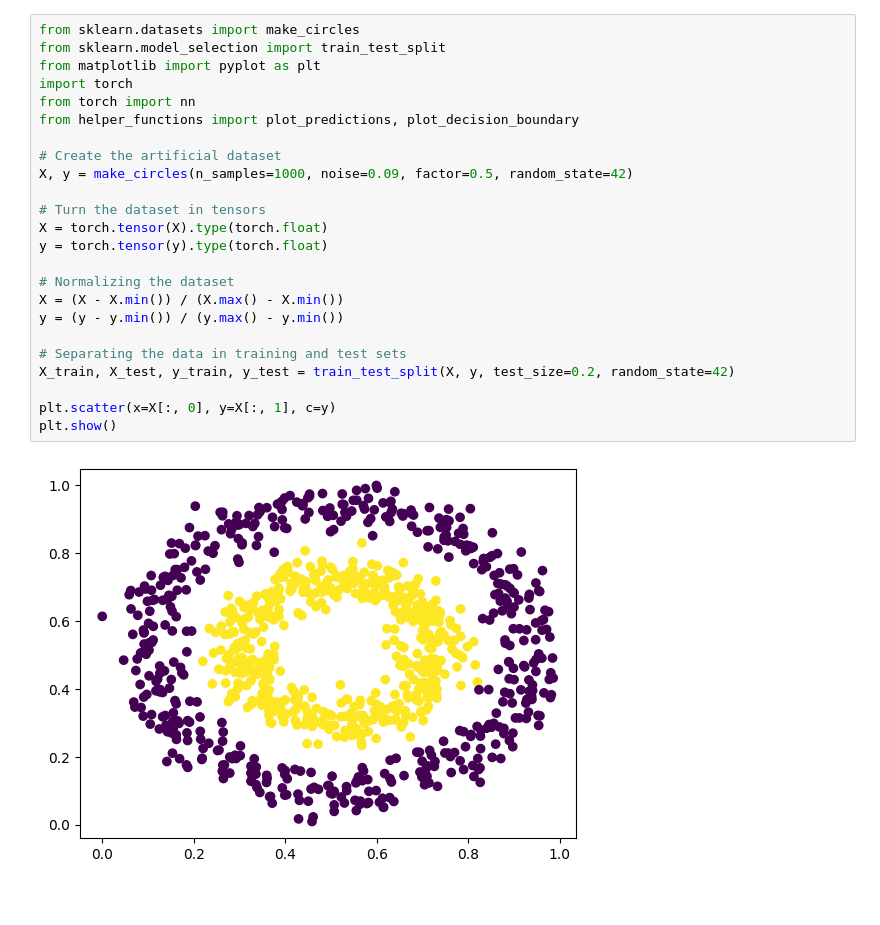
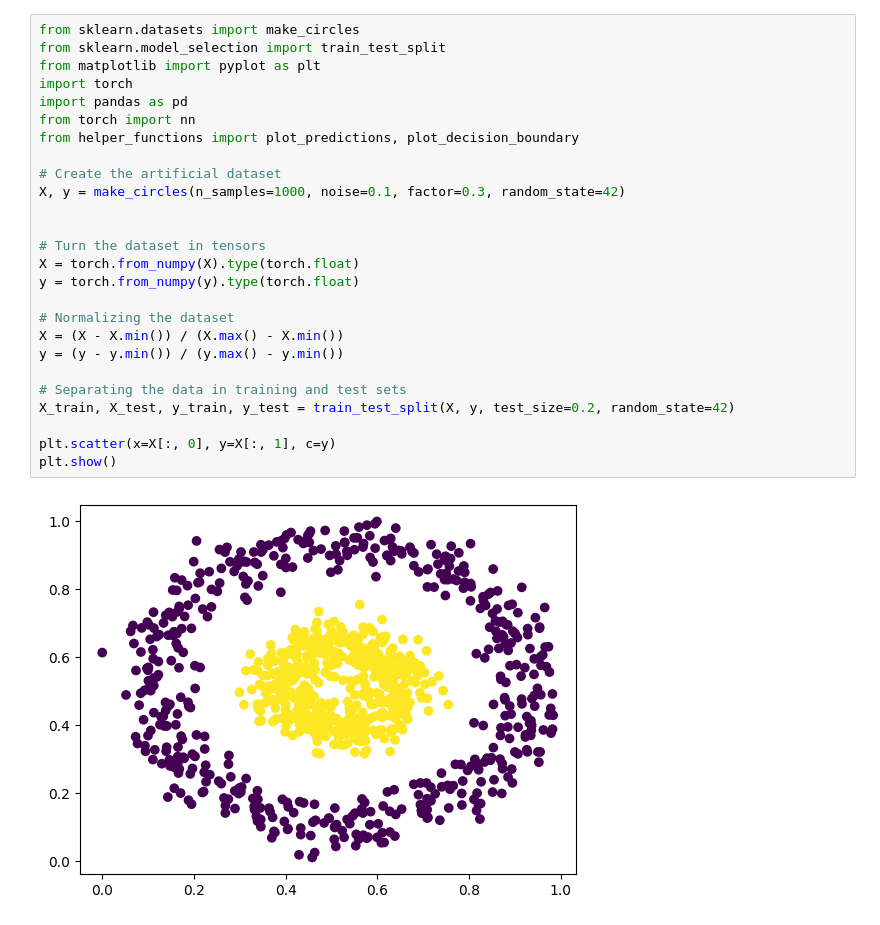
Before and after one commit to mathemaia/studies, a Jupyter notebook: Python/MachineLearning/SupervisedLearning/Pytorch/pointId.ipynb, the cells around one changed output. Saved outputs shown, nothing was run; the diff lists cells and outputs as text.

```diff
--- a/Python/MachineLearning/SupervisedLearning/Pytorch/pointId.ipynb
+++ b/Python/MachineLearning/SupervisedLearning/Pytorch/pointId.ipynb
@@ -1,26 +1,28 @@
 # %%
 from sklearn.datasets import make_circles
 from sklearn.model_selection import train_test_split
 from matplotlib import pyplot as plt
 import torch
+import pandas as pd
 from torch import nn
 from helper_functions import plot_predictions, plot_decision_boundary
 
 # Create the artificial dataset
-X, y = make_circles(n_samples=1000, noise=0.09, factor=0.5, random_state=42)
+X, y = make_circles(n_samples=1000, noise=0.1, factor=0.3, random_state=42)
+
 
 # Turn the dataset in tensors
-X = torch.tensor(X).type(torch.float)
-y = torch.tensor(y).type(torch.float)
+X = torch.from_numpy(X).type(torch.float)
+y = torch.from_numpy(y).type(torch.float)
 
 # Normalizing the dataset
 X = (X - X.min()) / (X.max() - X.min())
 y = (y - y.min()) / (y.max() - y.min())
 
 # Separating the data in training and test sets
 X_train, X_test, y_train, y_test = train_test_split(X, y, test_size=0.2, random_state=42)
 
 plt.scatter(x=X[:, 0], y=X[:, 1], c=y)
 plt.show()
 # %% [output]
-[figure, old version]
+[figure, new version]
```
Also changed, not shown: parts of 5 cells of this notebook, 1 other file.
